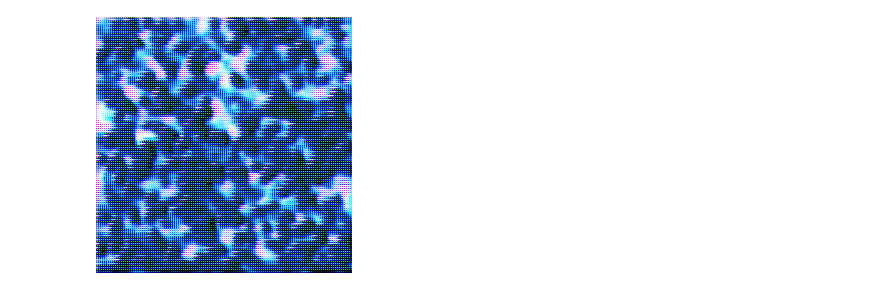
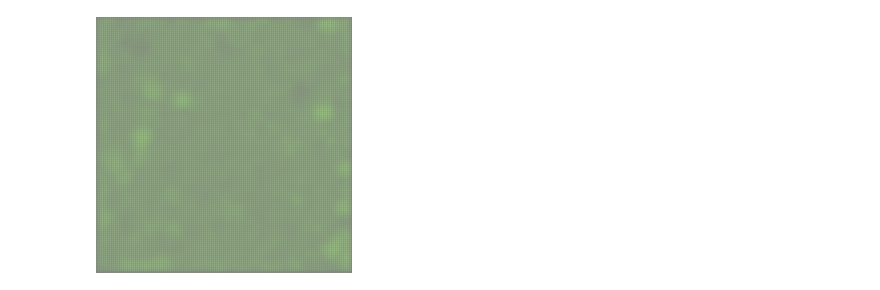
Before and after one commit to bfiegel/DeepLearningProject, a Jupyter notebook: Code/demo.ipynb, the cells around one changed output. Drawn from its saved outputs; the diff is of its cells as text; code cells hidden in the pictures.

```diff
--- a/Code/demo.ipynb
+++ b/Code/demo.ipynb
@@ -355,4 +420,4 @@ class GANDinsky(GAN):
 # %%
-gan = GANDinsky(useSampleData=False)
-#gan = GANDinsky(useSampleData=True)
+#gan = GANDinsky(useSampleData=False)
+gan = GANDinsky(useSampleData=True)
 # %% [output]
@@ -360,4 +427,4 @@ ValueError: ignored
 # %%
 #gan.DisplaySamples()
-gan.train(20)
+gan.train(1)
 # %% [output]
@@ -382,11 +437,13 @@ KeyboardInterrupt: ignored
 # %%
-def display_image(image):
-  image = tf.constant(image)
-  image = tf.image.convert_image_dtype(image, tf.uint8)
-  return PIL.Image.fromarray(image.numpy())
-n=tf.reshape(gan.Noise,shape=(1,128))
+#def display_image(image):
+#  image = tf.constant(image)
+#  image = tf.image.convert_image_dtype(image, tf.uint8)
+#  return PIL.Image.fromarray(image.numpy())
+#n=tf.reshape(gan.SampleDNAData[gan.ProjectDnaBsubtilisJRCData],shape=(1,128))
+#print(gan.DNAData[0])
+n = gan.SampleDNAData[gan.DNAData[0]]
 generated_images = gan.generator(n)
 gan.display_image_array(generated_images[0])
 #display_image(generated_images[0])
 # %% [output]
-[figure, old version]
+[figure, new version]
```
Also changed, not shown: parts of 6 cells of this notebook.
